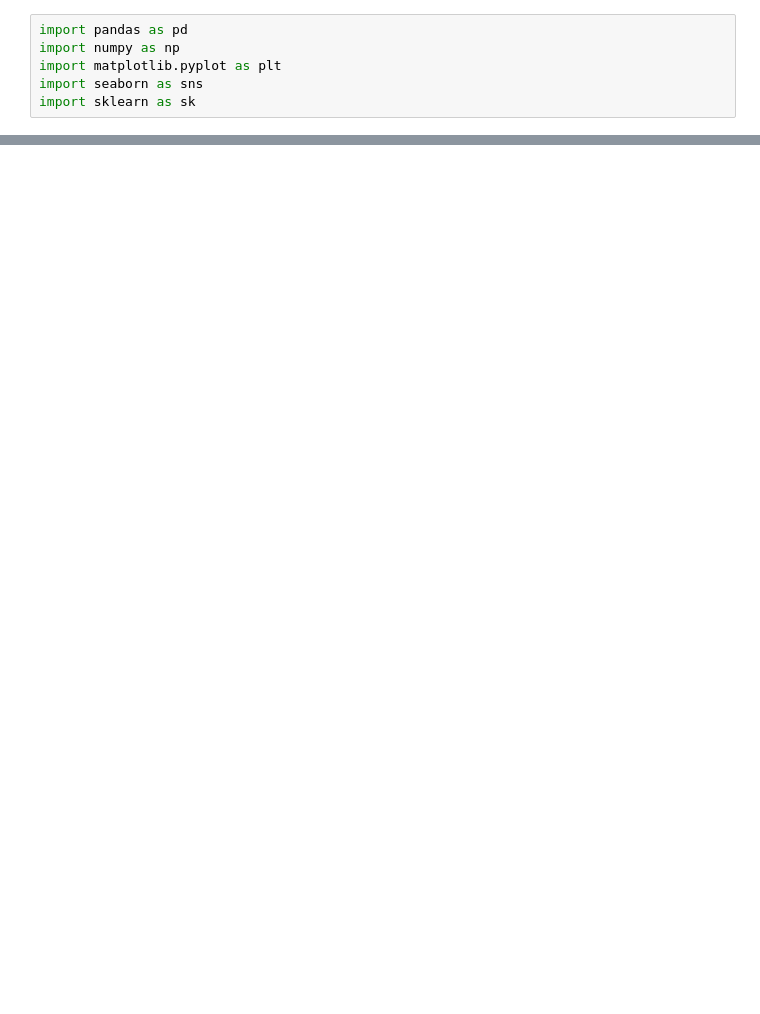
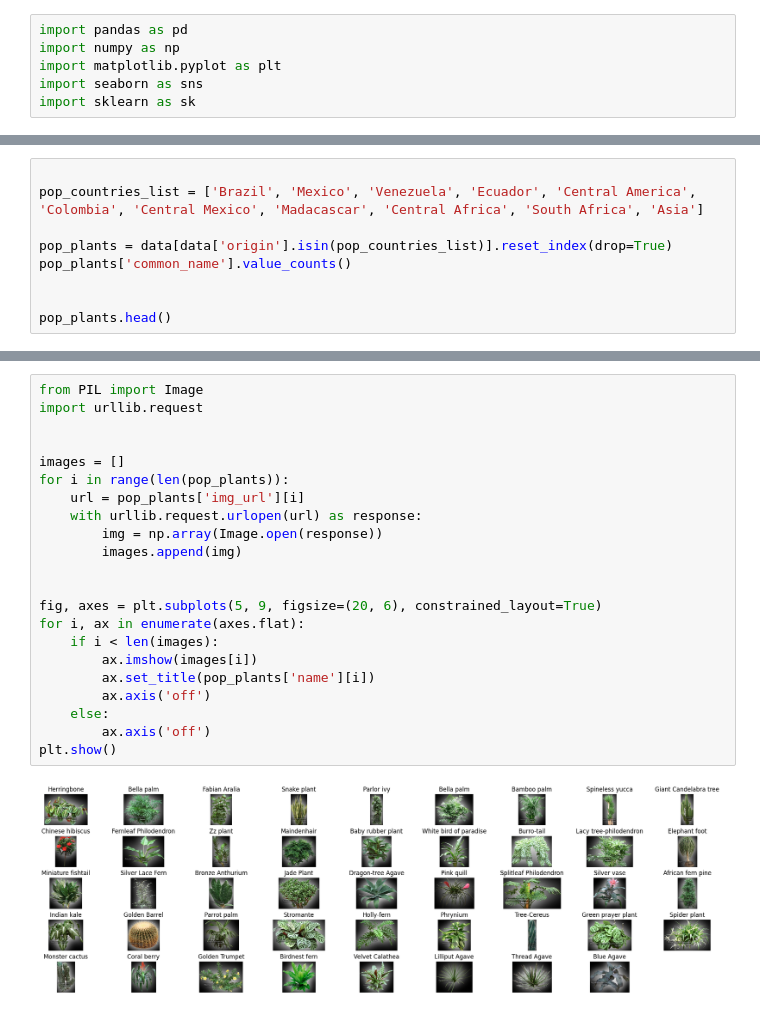
Before and after one commit to Chroma-CESAR/Rooted, a Jupyter notebook: notebook.ipynb, the cells around one changed output, grey strips where cells are left out. Cells and saved outputs as stored; diff of their text form; blank space fills up the shorter version.

```diff
--- a/notebook.ipynb
+++ b/notebook.ipynb
@@ -183,0 +166,9 @@ list(brazil_plants['selected_name'].unique())
+# %%
+
+pop_countries_list = ['Brazil', 'Mexico', 'Venezuela', 'Ecuador', 'Central America', 'Colombia', 'Central Mexico', 'Madacascar', 'Central Africa', 'South Africa', 'Asia']
+
+pop_plants = data[data['origin'].isin(pop_countries_list)].reset_index(drop=True)
+pop_plants['common_name'].value_counts()
+
+
+pop_plants.head()
@@ -183,0 +182,24 @@ list(brazil_plants['selected_name'].unique())
+# %%
+from PIL import Image
+import urllib.request
+
+
+images = []
+for i in range(len(pop_plants)):
+    url = pop_plants['img_url'][i]
+    with urllib.request.urlopen(url) as response:
+        img = np.array(Image.open(response))
+        images.append(img)
+
+
+fig, axes = plt.subplots(5, 9, figsize=(20, 6), constrained_layout=True)
+for i, ax in enumerate(axes.flat):
+    if i < len(images):
+        ax.imshow(images[i])
+        ax.set_title(pop_plants['name'][i])
+        ax.axis('off')
+    else:
+        ax.axis('off')
+plt.show()
+# %% [output]
+[figure, added]
```
Also changed, not shown: parts of 41 cells of this notebook, 2 other files.
